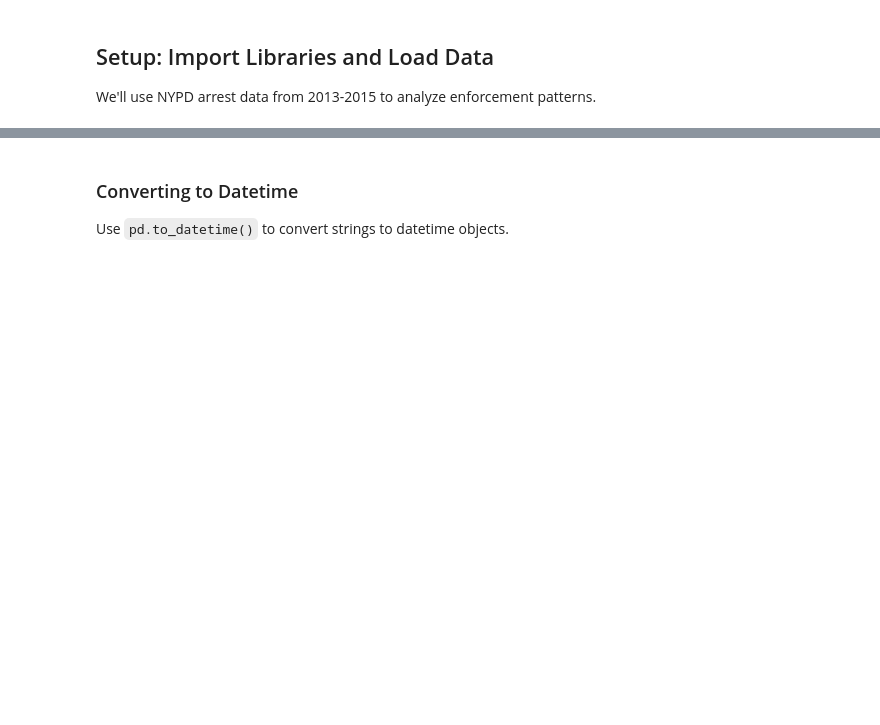
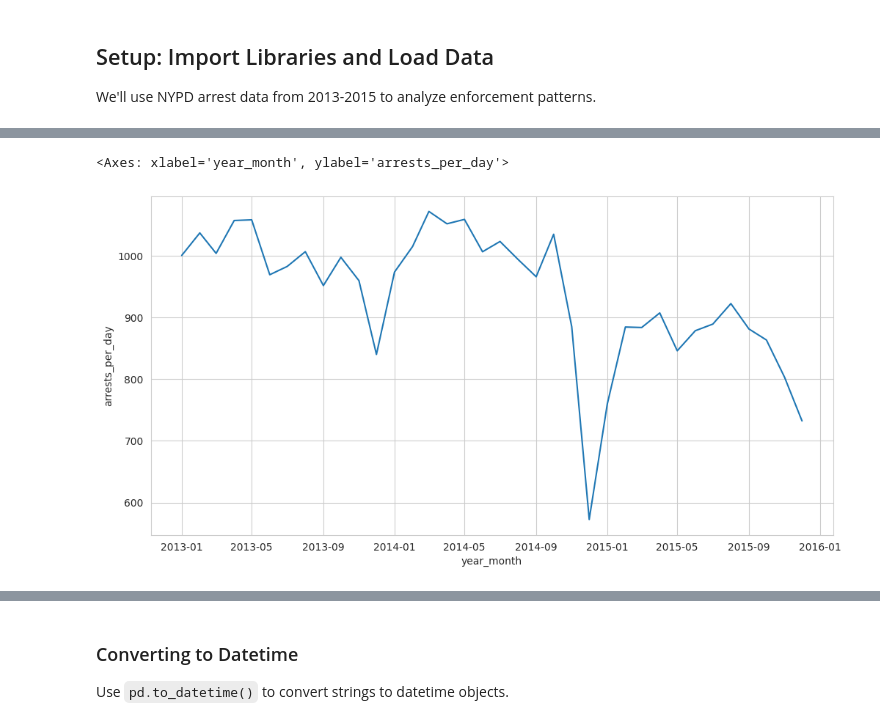
Before and after one commit to zjelveh/zjelveh.github.io, a Jupyter notebook: files/ccjs418e_fall2026/8_datetime_operations.ipynb, the cells around one changed output, grey strips where cells are left out. Drawn from its saved outputs; the diff is of its cells as text; code cells hidden in the pictures; blank space fills up the shorter version.

Commit message:
Update October datetime notebook

```diff
--- a/files/ccjs418e_fall2026/8_datetime_operations.ipynb
+++ b/files/ccjs418e_fall2026/8_datetime_operations.ipynb
@@ -39,19 +39,26 @@ In December 2014, NYPD officers reduced enforcement activities following politic
 
 We'll use NYPD arrest data from 2013-2015 to analyze enforcement patterns.
 # %%
-# First, import necessary libraries
+# Show each result in a cell
+from IPython.core.interactiveshell import InteractiveShell
+InteractiveShell.ast_node_interactivity = 'all'
+
 import pandas as pd
 import numpy as np
 import matplotlib.pyplot as plt
 import seaborn as sns
 
-sns.set_style("whitegrid")
+sns.set_style('whitegrid')
 plt.rcParams['figure.figsize'] = (12, 6)
 
 # Load the data
-df = pd.read_csv('https://raw.githubusercontent.com/zjelveh/zjelveh.github.io/refs/heads/master/files/ccjs418e_fall2025/nypd_arrests_2013_2015_garner.csv')
+df = pd.read_csv(filepath_or_buffer='https://raw.githubusercontent.com/zjelveh/zjelveh.github.io/refs/heads/master/files/ccjs418e_fall2025/nypd_arrests_2013_2015_garner.csv')
 
-print(f"Loaded {len(df):,} arrest records")
-print(f"\nColumns: {list(df.columns)}")
-print(f"\nFirst few rows:")
+# Number of arrest records
+len(df)
+
+# Column names
+df.columns
+
+# First few rows
 df.head()
@@ -57,0 +73,17 @@ df.head()
+# %%
+# @title Supplied preparation for the two preview charts
+preview_data = df[['ARREST_DATE', 'ARREST_BORO', 'LAW_CAT_CD']].copy()
+preview_data['ARREST_DATE'] = pd.to_datetime(arg=preview_data['ARREST_DATE'])
+preview_data['year_month'] = preview_data['ARREST_DATE'].dt.to_period(freq='M').dt.to_timestamp()
+
+monthly_arrests = preview_data.groupby(by=['year_month']).size().reset_index(name='arrests')
+monthly_arrests['arrests_per_day'] = monthly_arrests['arrests'] / monthly_arrests['year_month'].dt.days_in_month
+
+preview_2014 = preview_data[preview_data['ARREST_DATE'].dt.year == 2014]
+borough_arrests = preview_2014.groupby(by=['ARREST_BORO', 'LAW_CAT_CD']).size().reset_index(name='arrests')
+borough_arrests['borough'] = borough_arrests['ARREST_BORO'].replace(to_replace={
+    'B': 'Bronx', 'K': 'Brooklyn', 'M': 'Manhattan', 'Q': 'Queens', 'S': 'Staten Island'
+})
+borough_arrests['category'] = borough_arrests['LAW_CAT_CD'].replace(
+    to_replace={'F': 'Felony', 'M': 'Misdemeanor'}
+)
@@ -57,0 +96,9 @@ df.head()
+# %%
+sns.lineplot(
+    data=monthly_arrests,
+    x='year_month',
+    y='arrests_per_day'
+)
+# %% [output]
+<Axes: xlabel='year_month', ylabel='arrests_per_day'>
+[figure, added]
```
Also changed, not shown: parts of 61 cells of this notebook, 1 other file.
